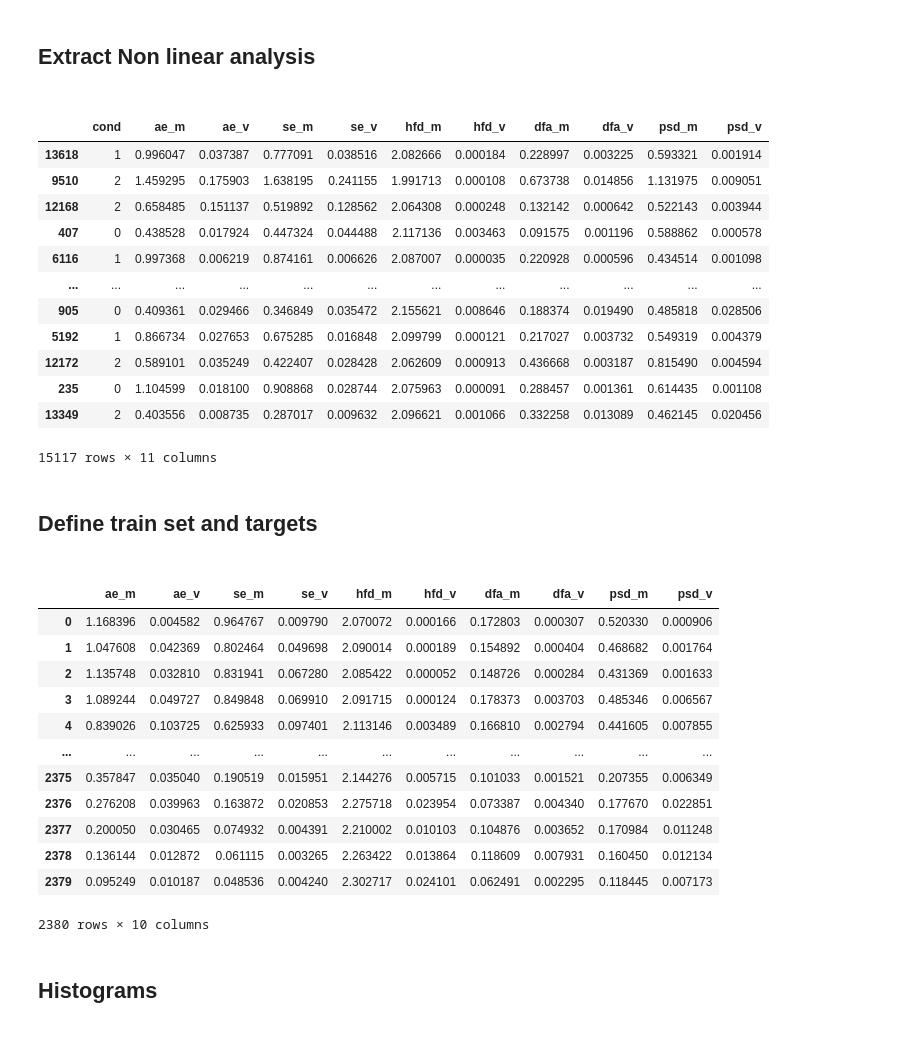
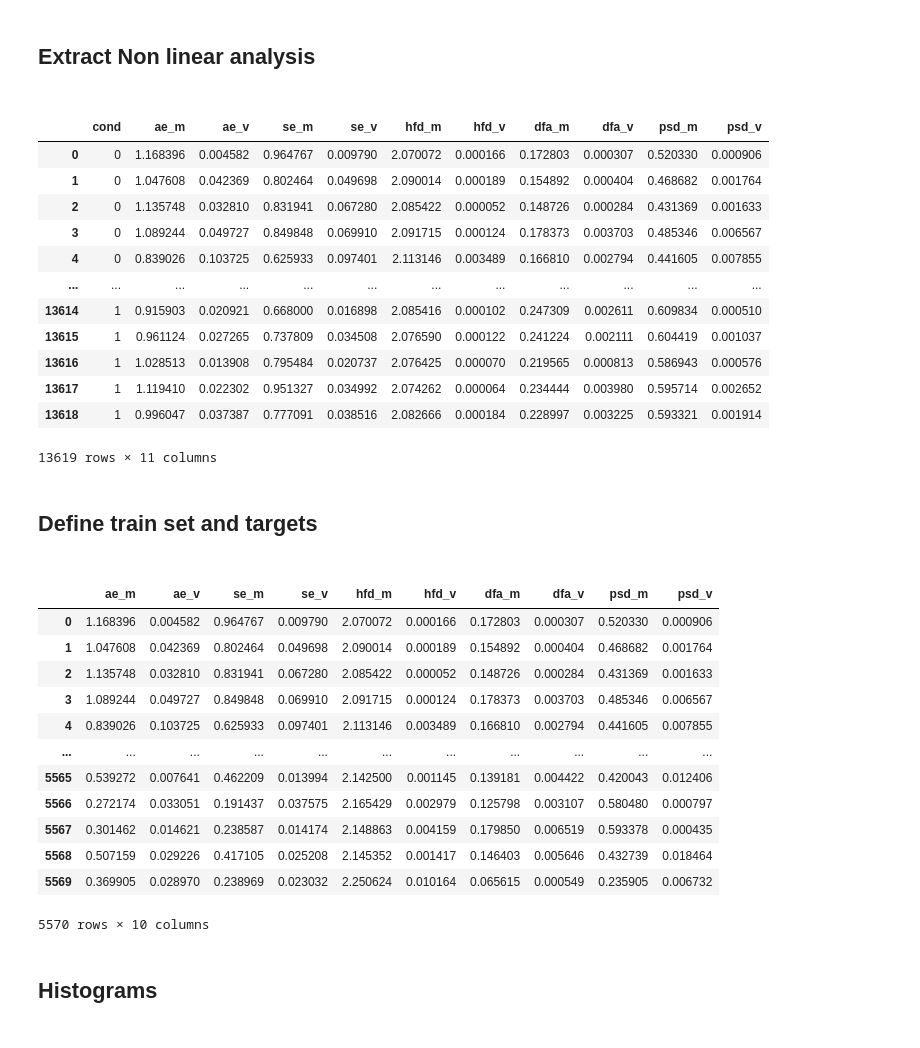
Before and after one commit to AlanPalomino/TTB_2020_2_13, a Jupyter notebook: Classification.ipynb, the cells around one changed output. Saved outputs shown, nothing was run; the diff lists cells and outputs as text; code cells hidden in the pictures.

```diff
--- a/Classification.ipynb
+++ b/Classification.ipynb
@@ -32,35 +32,34 @@ data
 <h2>Extract Non linear analysis<h2>
 # %%
 pathology = data[["cond","ae_m","ae_v","se_m","se_v","hfd_m","hfd_v","dfa_m","dfa_v","psd_m","psd_v"]]
-random = pathology.sample(n=15117,random_state=1)
-random
+pathology[0:13619]
 # %% [output]
 |  | cond | ae_m | ae_v | se_m | se_v | hfd_m | hfd_v | dfa_m | dfa_v | psd_m | psd_v |
+| 0 | 0 | 1.168396 | 0.004582 | 0.964767 | 0.009790 | 2.070072 | 0.000166 | 0.172803 | 0.000307 | 0.520330 | 0.000906 |
+| 1 | 0 | 1.047608 | 0.042369 | 0.802464 | 0.049698 | 2.090014 | 0.000189 | 0.154892 | 0.000404 | 0.468682 | 0.001764 |
+| 2 | 0 | 1.135748 | 0.032810 | 0.831941 | 0.067280 | 2.085422 | 0.000052 | 0.148726 | 0.000284 | 0.431369 | 0.001633 |
+| 3 | 0 | 1.089244 | 0.049727 | 0.849848 | 0.069910 | 2.091715 | 0.000124 | 0.178373 | 0.003703 | 0.485346 | 0.006567 |
+| 4 | 0 | 0.839026 | 0.103725 | 0.625933 | 0.097401 | 2.113146 | 0.003489 | 0.166810 | 0.002794 | 0.441605 | 0.007855 |
+| ... | ... | ... | ... | ... | ... | ... | ... | ... | ... | ... | ... |
+| 13614 | 1 | 0.915903 | 0.020921 | 0.668000 | 0.016898 | 2.085416 | 0.000102 | 0.247309 | 0.002611 | 0.609834 | 0.000510 |
+| 13615 | 1 | 0.961124 | 0.027265 | 0.737809 | 0.034508 | 2.076590 | 0.000122 | 0.241224 | 0.002111 | 0.604419 | 0.001037 |
+| 13616 | 1 | 1.028513 | 0.013908 | 0.795484 | 0.020737 | 2.076425 | 0.000070 | 0.219565 | 0.000813 | 0.586943 | 0.000576 |
+| 13617 | 1 | 1.119410 | 0.022302 | 0.951327 | 0.034992 | 2.074262 | 0.000064 | 0.234444 | 0.003980 | 0.595714 | 0.002652 |
 | 13618 | 1 | 0.996047 | 0.037387 | 0.777091 | 0.038516 | 2.082666 | 0.000184 | 0.228997 | 0.003225 | 0.593321 | 0.001914 |
-| 9510 | 2 | 1.459295 | 0.175903 | 1.638195 | 0.241155 | 1.991713 | 0.000108 | 0.673738 | 0.014856 | 1.131975 | 0.009051 |
-| 12168 | 2 | 0.658485 | 0.151137 | 0.519892 | 0.128562 | 2.064308 | 0.000248 | 0.132142 | 0.000642 | 0.522143 | 0.003944 |
-| 407 | 0 | 0.438528 | 0.017924 | 0.447324 | 0.044488 | 2.117136 | 0.003463 | 0.091575 | 0.001196 | 0.588862 | 0.000578 |
-| 6116 | 1 | 0.997368 | 0.006219 | 0.874161 | 0.006626 | 2.087007 | 0.000035 | 0.220928 | 0.000596 | 0.434514 | 0.001098 |
-| ... | ... | ... | ... | ... | ... | ... | ... | ... | ... | ... | ... |
-| 905 | 0 | 0.409361 | 0.029466 | 0.346849 | 0.035472 | 2.155621 | 0.008646 | 0.188374 | 0.019490 | 0.485818 | 0.028506 |
-| 5192 | 1 | 0.866734 | 0.027653 | 0.675285 | 0.016848 | 2.099799 | 0.000121 | 0.217027 | 0.003732 | 0.549319 | 0.004379 |
-| 12172 | 2 | 0.589101 | 0.035249 | 0.422407 | 0.028428 | 2.062609 | 0.000913 | 0.436668 | 0.003187 | 0.815490 | 0.004594 |
-| 235 | 0 | 1.104599 | 0.018100 | 0.908868 | 0.028744 | 2.075963 | 0.000091 | 0.288457 | 0.001361 | 0.614435 | 0.001108 |
-| 13349 | 2 | 0.403556 | 0.008735 | 0.287017 | 0.009632 | 2.096621 | 0.001066 | 0.332258 | 0.013089 | 0.462145 | 0.020456 |
-15117 rows × 11 columns
+13619 rows × 11 columns
 # %% [markdown]
 <h2>Define train set and targets<h2>
 # %%
 a_f=pathology[pathology["cond"] ==0]
-c_c=pathology[pathology["cond"] ==1][0:1190]
-m_i=pathology[pathology["cond"] ==2]
+c_c=pathology[pathology["cond"] ==1][0:2190]
+m_i=pathology[pathology["cond"] ==2][0:2190]
 
 atrial_f=a_f[["ae_m","ae_v","se_m","se_v","hfd_m","hfd_v","dfa_m","dfa_v","psd_m","psd_v"]]
 congestive_h=c_c[["ae_m","ae_v","se_m","se_v","hfd_m","hfd_v","dfa_m","dfa_v","psd_m","psd_v"]]
 myocardial_i=m_i[["ae_m","ae_v","se_m","se_v","hfd_m","hfd_v","dfa_m","dfa_v","psd_m","psd_v"]]
 
-targets=a_f['cond'].tolist()+c_c['cond'].tolist()
-X=pd.concat([atrial_f,congestive_h],ignore_index=True)
+targets=a_f['cond'].tolist()+c_c['cond'].tolist()+m_i['cond'].tolist()
+X=pd.concat([atrial_f,congestive_h,myocardial_i],ignore_index=True)
 X
 # %% [output]
 |  | ae_m | ae_v | se_m | se_v | hfd_m | hfd_v | dfa_m | dfa_v | psd_m | psd_v |
@@ -70,12 +69,12 @@ X
 | 3 | 1.089244 | 0.049727 | 0.849848 | 0.069910 | 2.091715 | 0.000124 | 0.178373 | 0.003703 | 0.485346 | 0.006567 |
 | 4 | 0.839026 | 0.103725 | 0.625933 | 0.097401 | 2.113146 | 0.003489 | 0.166810 | 0.002794 | 0.441605 | 0.007855 |
 | ... | ... | ... | ... | ... | ... | ... | ... | ... | ... | ... |
-| 2375 | 0.357847 | 0.035040 | 0.190519 | 0.015951 | 2.144276 | 0.005715 | 0.101033 | 0.001521 | 0.207355 | 0.006349 |
-| 2376 | 0.276208 | 0.039963 | 0.163872 | 0.020853 | 2.275718 | 0.023954 | 0.073387 | 0.004340 | 0.177670 | 0.022851 |
-| 2377 | 0.200050 | 0.030465 | 0.074932 | 0.004391 | 2.210002 | 0.010103 | 0.104876 | 0.003652 | 0.170984 | 0.011248 |
-| 2378 | 0.136144 | 0.012872 | 0.061115 | 0.003265 | 2.263422 | 0.013864 | 0.118609 | 0.007931 | 0.160450 | 0.012134 |
-| 2379 | 0.095249 | 0.010187 | 0.048536 | 0.004240 | 2.302717 | 0.024101 | 0.062491 | 0.002295 | 0.118445 | 0.007173 |
+| 5565 | 0.539272 | 0.007641 | 0.462209 | 0.013994 | 2.142500 | 0.001145 | 0.139181 | 0.004422 | 0.420043 | 0.012406 |
+| 5566 | 0.272174 | 0.033051 | 0.191437 | 0.037575 | 2.165429 | 0.002979 | 0.125798 | 0.003107 | 0.580480 | 0.000797 |
+| 5567 | 0.301462 | 0.014621 | 0.238587 | 0.014174 | 2.148863 | 0.004159 | 0.179850 | 0.006519 | 0.593378 | 0.000435 |
+| 5568 | 0.507159 | 0.029226 | 0.417105 | 0.025208 | 2.145352 | 0.001417 | 0.146403 | 0.005646 | 0.432739 | 0.018464 |
+| 5569 | 0.369905 | 0.028970 | 0.238969 | 0.023032 | 2.250624 | 0.010164 | 0.065615 | 0.000549 | 0.235905 | 0.006732 |
-2380 rows × 10 columns
+5570 rows × 10 columns
 # %% [markdown]
 <h2>Histograms<h2>
 # %%
```
Also changed, not shown: parts of 10 cells of this notebook.
